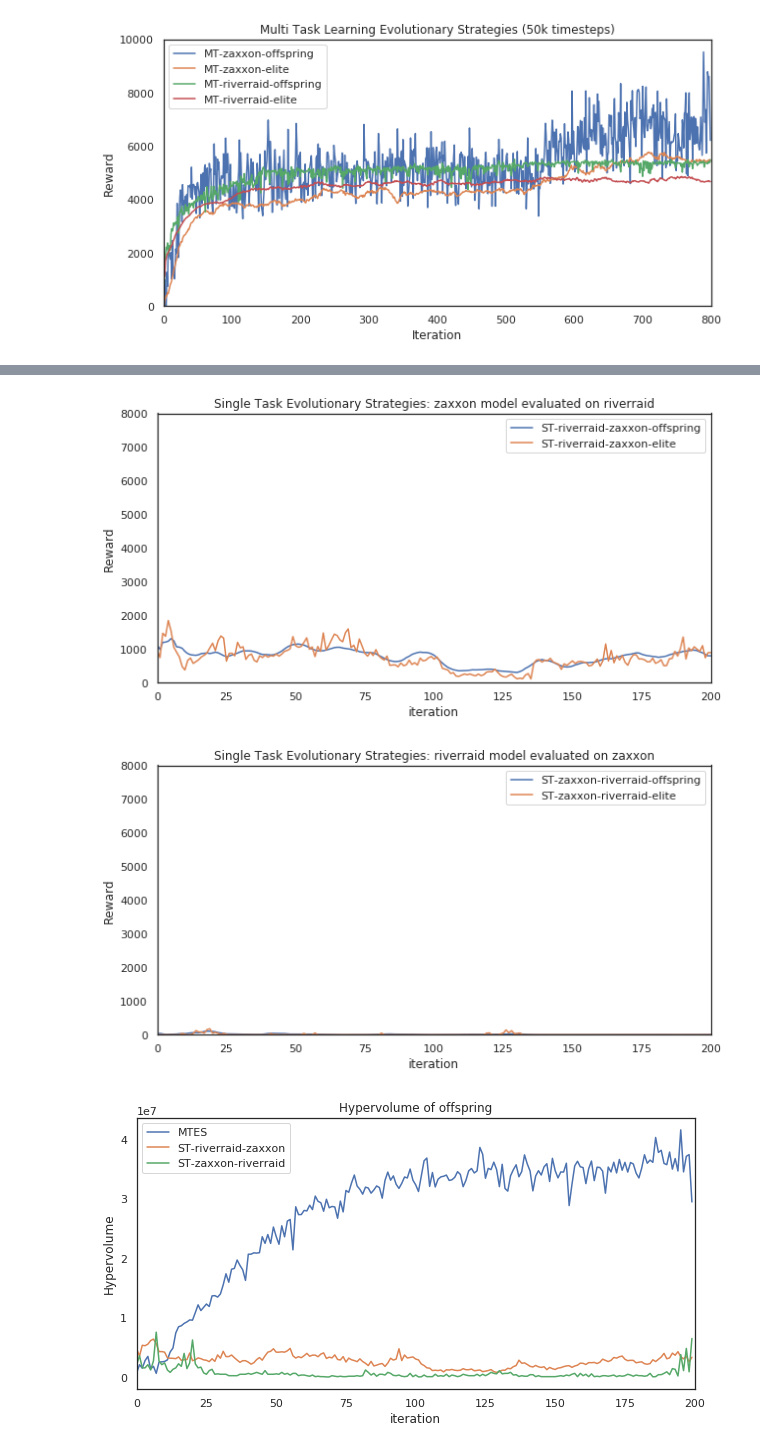
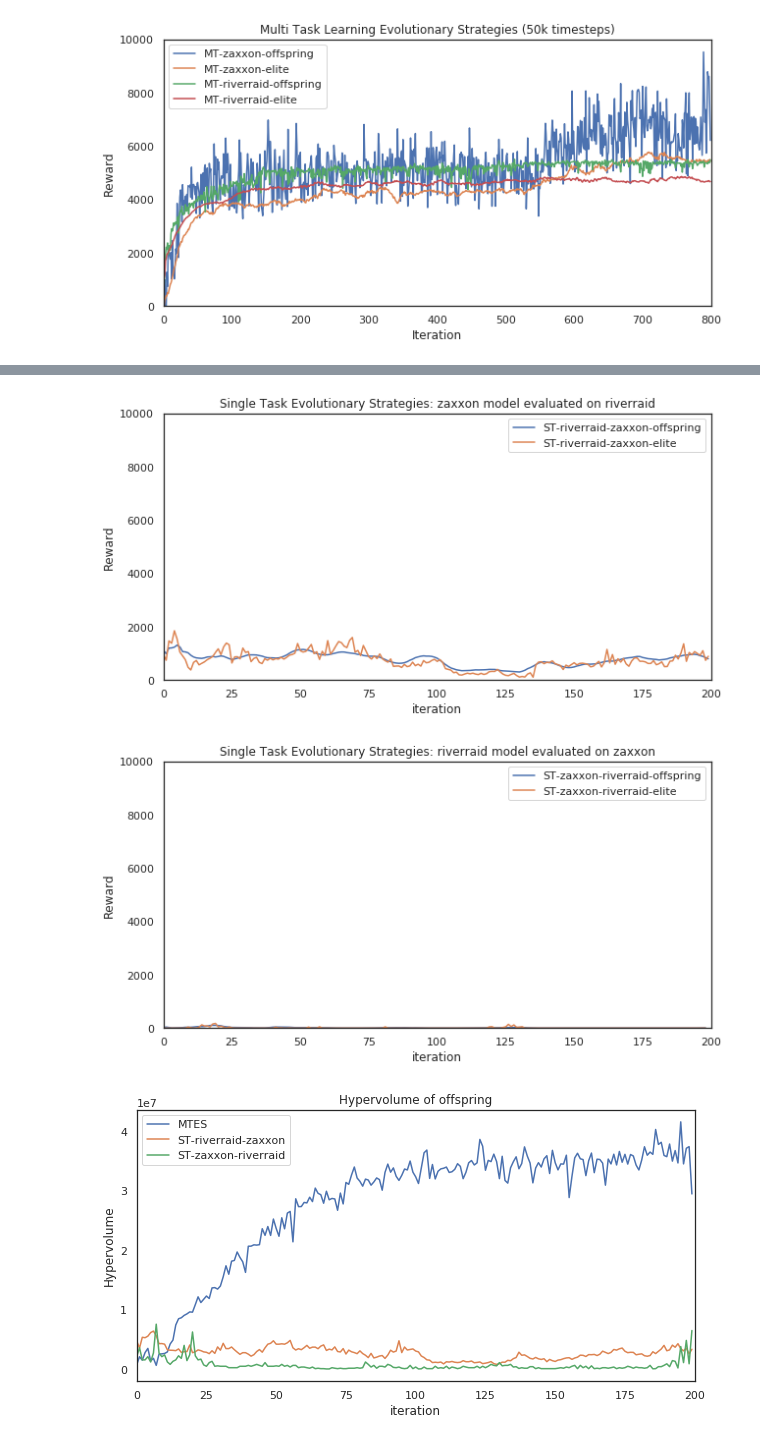
Before and after one commit to deyandyankov/research.mtne, a Jupyter notebook: gpu_implementation/analysis/all_plots.ipynb, the cells around one changed output, grey strips where cells are left out. Cells and saved outputs as stored; diff of their text form; code cells hidden in the pictures.

```diff
--- a/gpu_implementation/analysis/all_plots.ipynb
+++ b/gpu_implementation/analysis/all_plots.ipynb
@@ -245,20 +245,20 @@ p.get_figure().savefig("figures/plot1_1.eps")
 # %%
 # 1.1) MTES rewards (both offspring and elite)
 # x axis: iterations (0 to 200)
 # y axis: rewards
 # lines: (a) riverraid, offspring; (b) riverraid, elite; (c) zaxxon, offspring; (d) zaxxon, elite.
 df = e['ST-riverraid-zaxxon']['rewards'].copy()
 df.columns = ['ST-riverraid-zaxxon-offspring', 'ST-riverraid-zaxxon-elite']
 # sns.set(rc={'figure.figsize': (10, 5)})
 # sns.set_style('white')
 p = df.plot()
 p.set_title('Single Task Evolutionary Strategies: zaxxon model evaluated on riverraid')
 p.set_ylabel('Reward')
-p.set(ylim=(0, 8000))
+p.set(ylim=(0, 10000))
 p.set(xlim=(0, iterations))
 p.get_figure().savefig("figures/plot2_1.eps")
 # %% [output]
-[figure, old version]
+[figure, new version]
 # %%
 # 1.1) MTES rewards (both offspring and elite)
 # x axis: iterations (0 to 200)
@@ -271,11 +271,11 @@ df.columns = ['ST-zaxxon-riverraid-offspring', 'ST-zaxxon-riverraid-elite']
 p = df.plot()
 p.set_title('Single Task Evolutionary Strategies: riverraid model evaluated on zaxxon')
 p.set_ylabel('Reward')
-p.set(ylim=(0, 8000))
+p.set(ylim=(0, 10000))
 p.set(xlim=(0, iterations))
 p.get_figure().savefig("figures/plot2_2.eps")
 # %% [output]
-[figure, old version]
+[figure, new version]
 # %%
 # 4) hypervolume (offspring only)
 # x axis: iterations (0 to 200)
```
Also changed, not shown: parts of 11 cells of this notebook, 13 other files.
